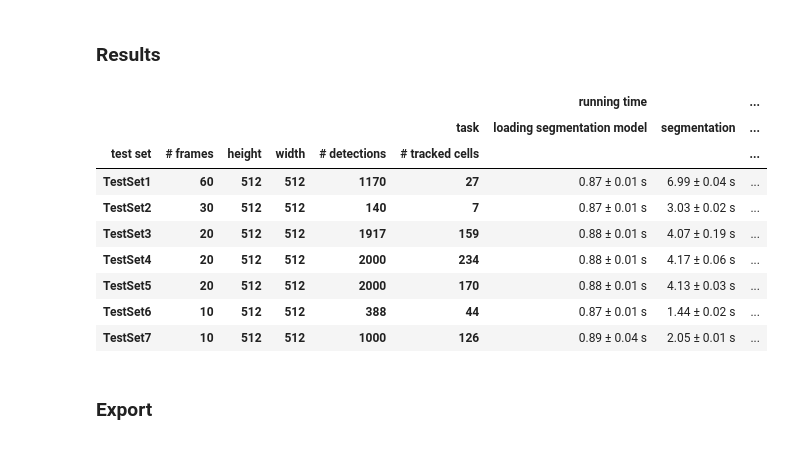
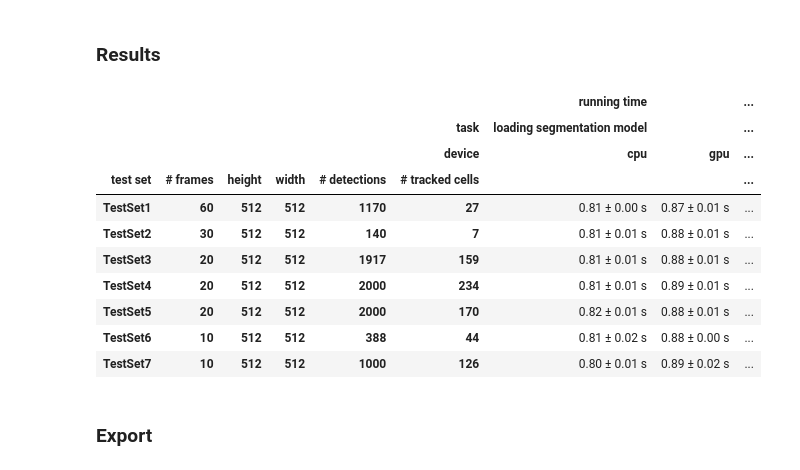
Before and after one commit to ymzayek/yeastcells-detection-maskrcnn, a Jupyter notebook: notebooks/evaluation_and_calibration.ipynb, the cells around one changed output. Cells and saved outputs as stored; diff of their text form; code cells hidden in the pictures.

```diff
--- a/notebooks/evaluation_and_calibration.ipynb
+++ b/notebooks/evaluation_and_calibration.ipynb
@@ -11,8 +11,7 @@ except ImportError:
   # Outside of colab, it is necesary to manually install scikit-learn, seaborn, torch and torchvision, e.g.:
   # !pip3 install scikit-learn torch torchvision seaborn
   !pip3 install -U pyyaml # resolves: FileNotFoundError: [Errno 2] No such file or directory: '/usr/local/lib/python3.7/dist-packages/PyYAML-3.13.dist-info/METADATA
-!pip3 install -U git+https://github.com/ymzayek/yeastcells-detection-maskrcnn.git
-from yeastcells import data, yit, segmentation, tracking, evaluation
+  !pip3 install -U git+https://github.com/ymzayek/yeastcells-detection-maskrcnn.git
+  from yeastcells import data, yit, segmentation, tracking, evaluation
 
-import importlib
-importlib.reload(segmentation)
+exports_for_paper = True
@@ -170,4 +159,5 @@ results = pd.DataFrame(metrics)
 # %% [markdown]
 #### Results
 # %%
-results.pivot(('test set', 'model'), columns=('task', 'metric'), values='value')
+resuts_table = results.sort_values(['metric', 'task', 'model']).pivot(
+    ('test set', ), columns=('metric', 'task', 'model'), values='value')
@@ -500,14 +623,19 @@ except ImportError:
 # %%
 metrics = []
 
-repeats = 10
+devices = ['cuda:0', 'cpu'] # remove CPU if you're in a hurry
 
-for _, testset_name in tqdm(list(product(range(repeats), testset_names))):
+repeats = 4 # or lower the repeats if you want CPU results but are also in a
+            # hurry
+
+
+for _, testset_name, device in tqdm(list(product(range(repeats),
+                                                 testset_names, devices))):
   image = yit.get_test_movie(pipeline_path, testset_name)
   threshold = optimal_thresholds[testset_name]
   loading_time = -time.time()
   model = segmentation.get_model(model_filename, seg_thresh=threshold,
-                                 device='cuda:0')
+                                device=device)
   loading_time += time.time()
 
   segmentation_time = -time.time()
@@ -518,13 +646,13 @@ for _, testset_name in tqdm(list(product(range(repeats), testset_names))):
   tracking_time = - time.time()
   maskrcnn_detections = tracking.track_cells(
       maskrcnn_detections, maskrcnn_masks,
-      dmax=5, min_samples=3, eps=0.6, device='cuda:0')
+      dmax=5, min_samples=3, eps=0.6, device=device)
   tracking_time += time.time()
 
   metrics.extend([{
       'test set': testset_name, '# frames': image.shape[0],
       'height': image.shape[1], 'width': image.shape[2],
-      '# detections': len(maskrcnn_detections),
+      '# detections': len(maskrcnn_detections), 'device': device,
       '# tracked cells': len(set(maskrcnn_detections['cell'].unique()) - {-1}),
       'task': task, 'running time': running_time,
     }
@@ -541,31 +669,34 @@ running_time_results = pd.DataFrame(metrics)
 # %%
 meta_columns = ['# frames', 'height', 'width', '# detections', '# tracked cells']
 assert running_time_results.groupby(by=['test set', 'task'])[meta_columns].std().min().min() == 0, (
     "meta columns should not vary for the same test")
 
-running_time_mean = running_time_results.groupby(by=['test set', 'task'] + meta_columns).mean()[['running time']]
-running_time_std = running_time_results.groupby(by=['test set', 'task'] + meta_columns).std()[['running time']]
+running_time_results['device'] = running_time_results['device'].replace('cuda:0', 'gpu')
 
-for _ in range(len(meta_columns)+2):
+running_time_mean = running_time_results.groupby(by=['test set', 'task', 'device'] + meta_columns).mean()[['running time']]
+running_time_std = running_time_results.groupby(by=['test set', 'task', 'device'] + meta_columns).std()[['running time']]
+
+for _ in range(len(meta_columns) + 3):
   running_time_mean.reset_index(level=0, inplace=True)
   running_time_std.reset_index(level=0, inplace=True)
 
 
-running_time_mean = running_time_mean.pivot(['test set']+meta_columns, columns=['task'], values=['running time'])
-running_time_std = running_time_std.pivot(['test set']+meta_columns, columns=['task'], values=['running time'])
+running_time_mean = running_time_mean.pivot(['test set']+meta_columns, columns=['task', 'device'], values=['running time'])
+running_time_std = running_time_std.pivot(['test set']+meta_columns, columns=['task', 'device'], values=['running time'])
 
 running_time_mean.applymap('{:1.2f} ± '.format) + running_time_std.applymap('{:1.2f} s'.format)
 # %% [output]
 |  |  |  |  |  |  | running time |  | ... |
-|  |  |  |  |  | task | loading segmentation model | segmentation | ... |
+|  |  |  |  |  | task | loading segmentation model |  | ... |
+|  |  |  |  |  | device | cpu | gpu | ... |
 | test set | # frames | height | width | # detections | # tracked cells |  |  | ... |
-| TestSet1 | 60 | 512 | 512 | 1170 | 27 | 0.87 ± 0.01 s | 6.99 ± 0.04 s | ... |
-| TestSet2 | 30 | 512 | 512 | 140 | 7 | 0.87 ± 0.01 s | 3.03 ± 0.02 s | ... |
-| TestSet3 | 20 | 512 | 512 | 1917 | 159 | 0.88 ± 0.01 s | 4.07 ± 0.19 s | ... |
-| TestSet4 | 20 | 512 | 512 | 2000 | 234 | 0.88 ± 0.01 s | 4.17 ± 0.06 s | ... |
-| TestSet5 | 20 | 512 | 512 | 2000 | 170 | 0.88 ± 0.01 s | 4.13 ± 0.03 s | ... |
-| TestSet6 | 10 | 512 | 512 | 388 | 44 | 0.87 ± 0.01 s | 1.44 ± 0.02 s | ... |
-| TestSet7 | 10 | 512 | 512 | 1000 | 126 | 0.89 ± 0.04 s | 2.05 ± 0.01 s | ... |
+| TestSet1 | 60 | 512 | 512 | 1170 | 27 | 0.81 ± 0.00 s | 0.87 ± 0.01 s | ... |
+| TestSet2 | 30 | 512 | 512 | 140 | 7 | 0.81 ± 0.01 s | 0.88 ± 0.01 s | ... |
+| TestSet3 | 20 | 512 | 512 | 1917 | 159 | 0.81 ± 0.01 s | 0.88 ± 0.01 s | ... |
+| TestSet4 | 20 | 512 | 512 | 2000 | 234 | 0.81 ± 0.01 s | 0.89 ± 0.01 s | ... |
+| TestSet5 | 20 | 512 | 512 | 2000 | 170 | 0.82 ± 0.01 s | 0.88 ± 0.01 s | ... |
+| TestSet6 | 10 | 512 | 512 | 388 | 44 | 0.81 ± 0.02 s | 0.88 ± 0.00 s | ... |
+| TestSet7 | 10 | 512 | 512 | 1000 | 126 | 0.80 ± 0.01 s | 0.89 ± 0.02 s | ... |
 # %% [markdown]
 ### Export
 # %%
```
Also changed, not shown: parts of 22 cells of this notebook.
